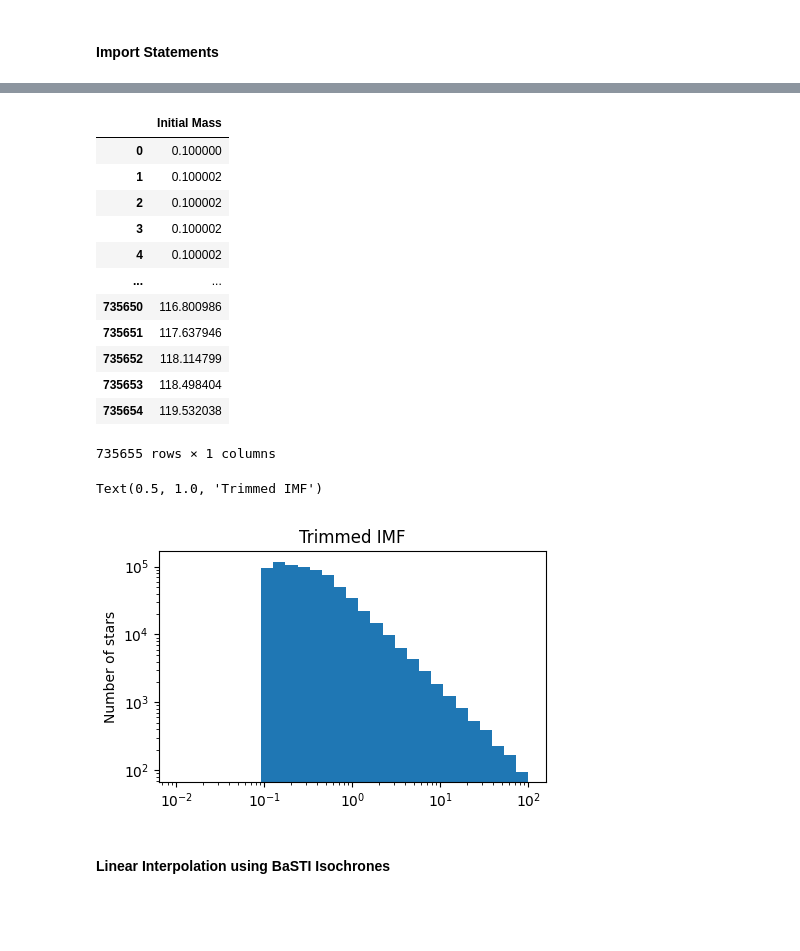
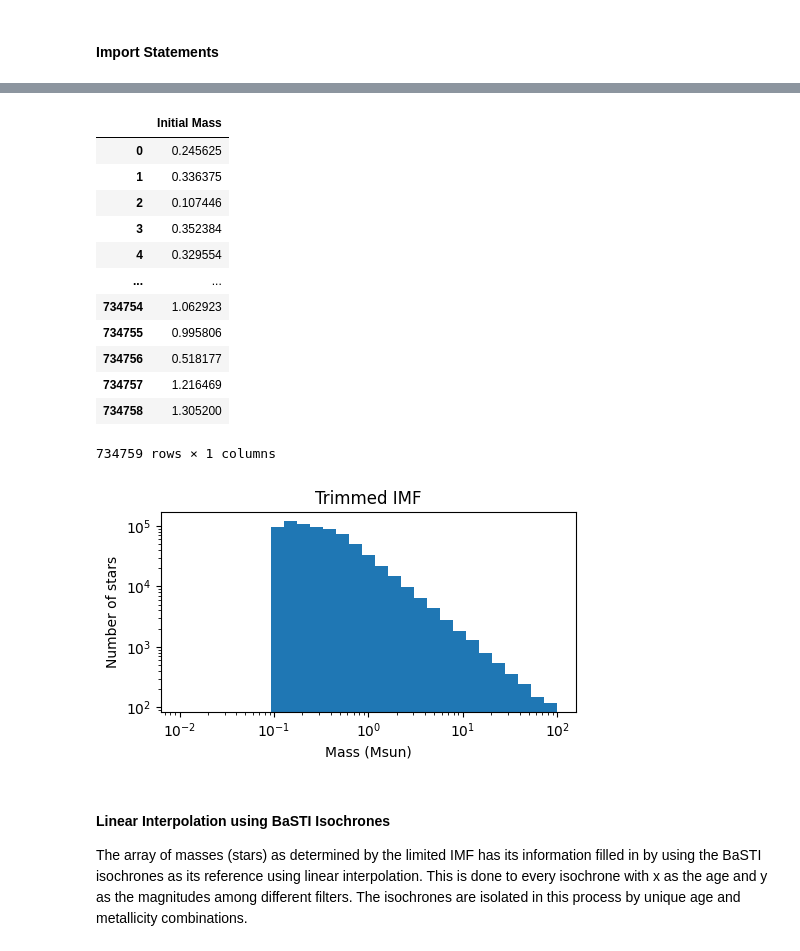
Before and after one commit to estherkwn/CMD_for_JWST_NIRCam_GlobularClusters, a Jupyter notebook: BaSTI_to_cmd.ipynb, the cells around one changed output, grey strips where cells are left out. Saved outputs shown, nothing was run; the diff lists cells and outputs as text; code cells hidden in the pictures; blank space fills up the shorter version.

Commit message:
K corrections incorporated, new isochrone bank

```diff
--- a/BaSTI_to_cmd.ipynb
+++ b/BaSTI_to_cmd.ipynb
@@ -125,18 +136,20 @@ plt.close('all')
 
 scalingfactor = 100 #div by 100, mass scales with lum for GC's
 
-inimass = 5e7
-scaled_inimass = inimass/scalingfactor
+scaled_inimass = initial_mass/scalingfactor
 
 #make the cluster using Kroupa IMF in make_cluster**
 masses = imf.make_cluster(scaled_inimass)
 #help(imf.make_cluster)
-print("total # of points: ", len(masses))
-print("total generated cluster mass:", masses.sum())
-print("scaled error = ", masses.sum()*scalingfactor-inimass)
-"""
+print('===============================')
+print("total # of point sources: ", len(masses))
+print("total generated cluster mass:", masses.sum(), 'M_sun')
+print("scaled error = ", masses.sum()*scalingfactor-initial_mass, 'M_sun')
+print('===============================')
+
+#+++++++++++++++++++++++++++++++++++++++++++
 #histogram of IMF
-plt.figure('IMF', figsize=(5,3))
+plt.figure('IMF og', figsize=(5,3))
 bins = np.logspace(np.log10(0.01), np.log10(100), 30)
 plt.hist(masses, bins=bins)
 plt.xscale('log')
@@ -144,5 +157,5 @@ plt.yscale('log')
 plt.xlabel('Mass (Msun)')
 plt.ylabel('Number of stars')
 plt.title('Original IMF')
-"""
+plt.tight_layout()
 # %% [output]
@@ -154,28 +169,24 @@ scaled error =  5.85176832228899
 # %%
-#trimming the IMF to exclude anything less than 1 solar mass
-#BaSTI isochrones do not include stars lower than 1 solar mass
+#trimming the IMF to exclude anything less than 0.1 solar mass
+#because BaSTI isochrones do not include stars lower than 0.1 solar mass
 
-%matplotlib widget
-plt.clf()
 plt.close('all')
 #-----------------------------------
-#sort by ascending mass
-sortedmasses = np.sort(masses)
-print(sortedmasses)
-print("sample initial mass = ", sortedmasses.sum())
-#cut off masses less than 1 Msun
-cutmasses = sortedmasses[sortedmasses >= 0.1]
-print("real initial mass = ", cutmasses.sum())
+print("sample initial mass = ", masses.sum(), 'M_sun')
+cutmasses = masses[masses >= 0.1] #cut off masses less than 0.1 Msun
+print("real initial mass = ", cutmasses.sum(), 'M_sun')
 print("======================================")
-print("sample point count = ", len(sortedmasses))
-print("real point count = ", len(cutmasses))
+print("original point source count = ", len(masses))
+print("cut point source count = ", len(cutmasses))
+print("======================================")
 
-imf_points = pd.DataFrame()
+imf_points = pd.DataFrame() #putting our new IMF into a dataframe
 imf_points['Initial Mass'] = cutmasses
 display(imf_points)
 
+#+++++++++++++++++++++++++++++++++++++++++++++
 #histogram of trimmed IMF
-plt.figure('IMF', figsize=(5,3))
+plt.figure('IMF cut', figsize=(5,3))
 bins = np.logspace(np.log10(0.01), np.log10(100), 30)
 plt.hist(imf_points['Initial Mass'], bins=bins)
 plt.xscale('log')
@@ -183,4 +194,5 @@ plt.yscale('log')
 plt.xlabel('Mass (Msun)')
 plt.ylabel('Number of stars')
 plt.title('Trimmed IMF')
+plt.tight_layout()
 # %% [output]
@@ -194,20 +205,20 @@ real point count =  735655
 |  | Initial Mass |
-| 0 | 0.100000 |
-| 1 | 0.100002 |
-| 2 | 0.100002 |
-| 3 | 0.100002 |
-| 4 | 0.100002 |
+| 0 | 0.245625 |
+| 1 | 0.336375 |
+| 2 | 0.107446 |
+| 3 | 0.352384 |
+| 4 | 0.329554 |
 | ... | ... |
-| 735650 | 116.800986 |
-| 735651 | 117.637946 |
-| 735652 | 118.114799 |
-| 735653 | 118.498404 |
-| 735654 | 119.532038 |
+| 734754 | 1.062923 |
+| 734755 | 0.995806 |
+| 734756 | 0.518177 |
+| 734757 | 1.216469 |
+| 734758 | 1.305200 |
-735655 rows × 1 columns
+734759 rows × 1 columns
-Text(0.5, 1.0, 'Trimmed IMF')
-[figure, old version]
+[figure, new version]
 # %% [markdown]
 #### Linear Interpolation using BaSTI Isochrones
+The array of masses (stars) as determined by the limited IMF has its information filled in by using the BaSTI isochrones as its reference using linear interpolation. This is done to every isochrone with x as the age and y as the magnitudes among different filters. The isochrones are isolated in this process by unique age and metallicity combinations.
 # %%
 filters = combined_imp_isoc.columns.to_numpy()[6:-1]
 
```
Also changed, not shown: parts of 24 cells of this notebook, 59 other files.
